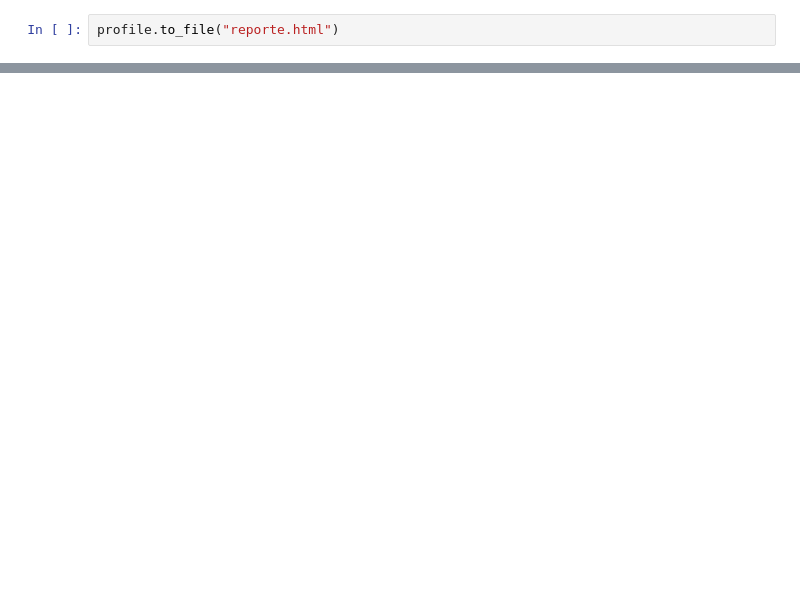
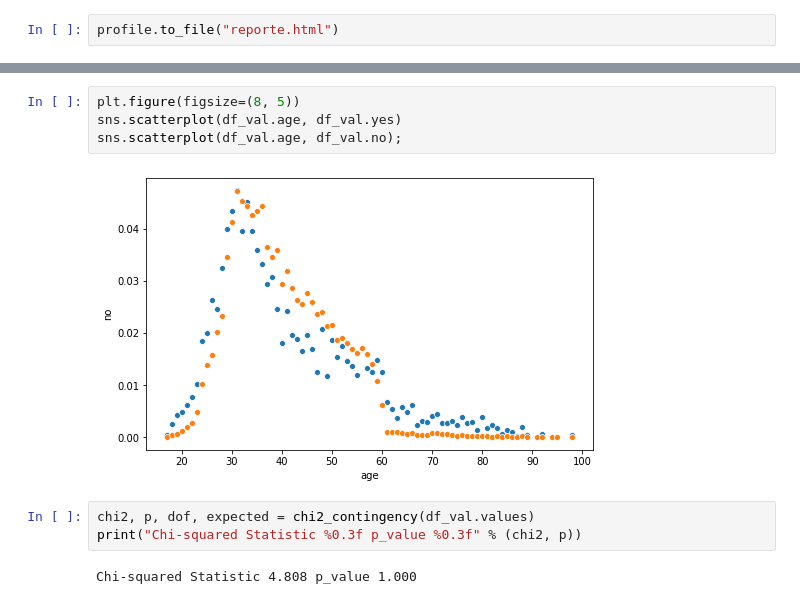
Before and after one commit to japarra27/cda-projects, a Jupyter notebook: Taller_No_4_Bank_Marketing.ipynb, the cells around one changed output, grey strips where cells are left out. Cells and saved outputs as stored; diff of their text form; blank space fills up the shorter version.

```diff
--- a/Taller_No_4_Bank_Marketing.ipynb
+++ b/Taller_No_4_Bank_Marketing.ipynb
@@ -135,0 +197,11 @@ profile.to_file("reporte.html")
+# %%
+plt.figure(figsize=(8, 5))
+sns.scatterplot(df_val.age, df_val.yes)
+sns.scatterplot(df_val.age, df_val.no);
+# %% [output]
+[figure, added]
+# %%
+chi2, p, dof, expected = chi2_contingency(df_val.values)
+print("Chi-squared Statistic %0.3f p_value %0.3f" % (chi2, p))
+# %% [output]
+Chi-squared Statistic 4.808 p_value 1.000
```
Also changed, not shown: parts of 20 cells of this notebook.
